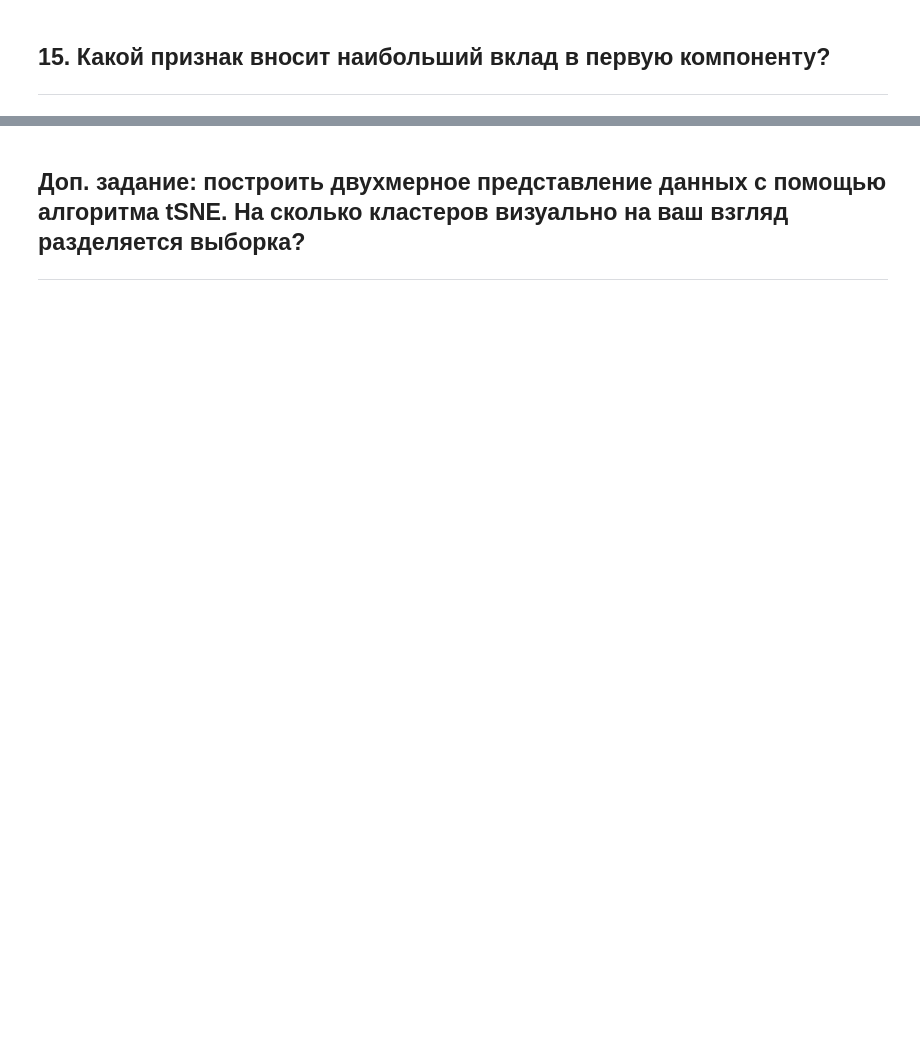
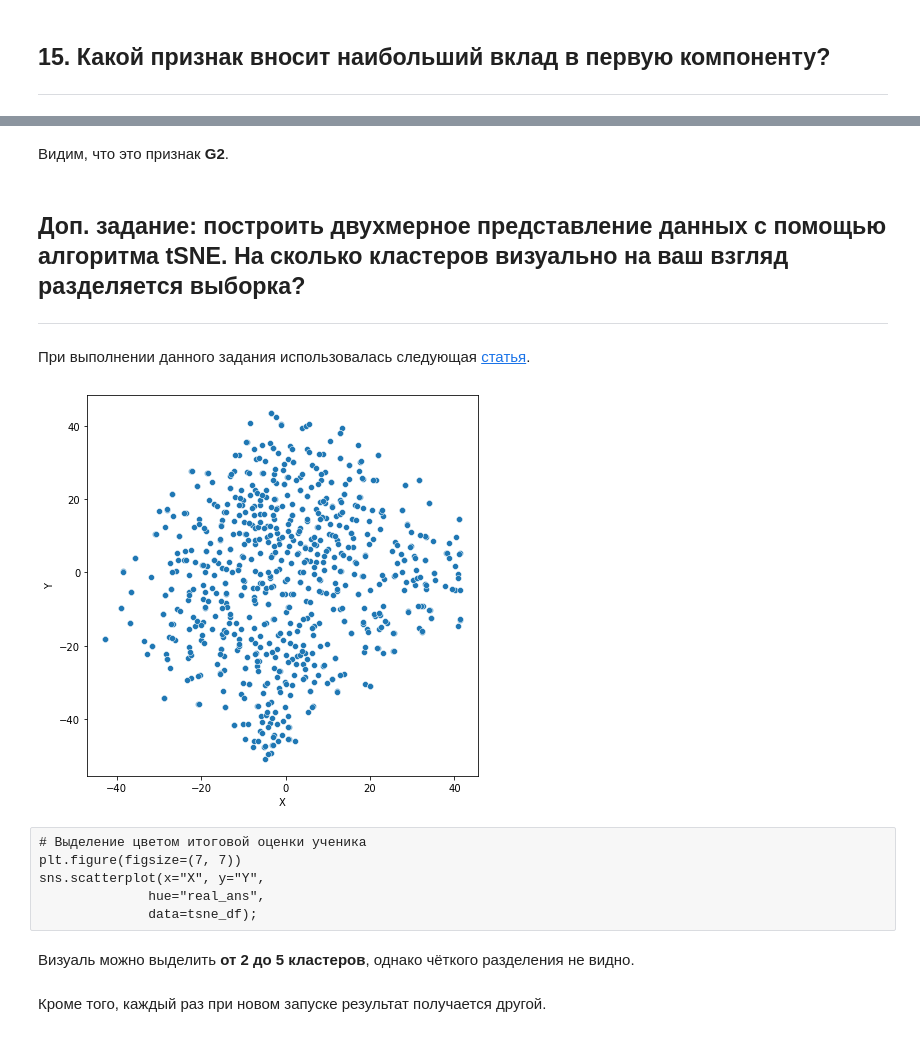
Before and after one commit to nektonick/university_laboratory_works, a Jupyter notebook: НИР/homework_5.ipynb, the cells around one changed output, grey strips where cells are left out. Drawn from its saved outputs; the diff is of its cells as text; code cells hidden in the pictures; blank space fills up the shorter version.

```diff
--- a/НИР/homework_5.ipynb
+++ b/НИР/homework_5.ipynb
@@ -469,0 +487,5 @@ vif_data.loc[vif_data['VIF'] >= 10.0]
+# %%
+for i in range(1, len(stand_X.columns)):
+    pca = PCA(n_components=i)
+    pca.fit(stand_X)
+    print(i, sum(pca.explained_variance_ratio_))
@@ -474,0 +515,4 @@ vif_data.loc[vif_data['VIF'] >= 10.0]
+# %%
+# нужное нам число признаков
+pca = PCA(n_components=25)
+x = pca.fit(stand_X)
@@ -475,3 +552,34 @@ vif_data.loc[vif_data['VIF'] >= 10.0]
+# %% [markdown]
+Видим, что это признак **G2**.
 # %% [markdown]
 ## Доп. задание: построить двухмерное представление данных с помощью алгоритма tSNE. На сколько кластеров визуально на ваш взгляд разделяется выборка?
 ***
+# %% [markdown]
+При выполнении данного задания использовалась следующая [статья](https://cmdlinetips.com/2019/07/dimensionality-reduction-with-tsne/).
+# %%
+less_dimensional_X = pca.transform(stand_X)
+# %%
+from sklearn.manifold import TSNE
+tsne = TSNE(n_components=2, random_state=0)
+tsne_results = tsne.fit_transform(less_dimensional_X)
+# %%
+tsne_df = pd.DataFrame({'X':tsne_results[:,0],
+                        'Y':tsne_results[:,1],
+                        'real_ans':y_train})
+import seaborn as sns
+import matplotlib.pyplot as plt
+plt.figure(figsize=(7, 7))
+sns.scatterplot(x="X", y="Y",
+              data=tsne_df);
+# %% [output]
+[figure, added]
+# %% [raw]
+# Выделение цветом итоговой оценки ученика
+plt.figure(figsize=(7, 7))
+sns.scatterplot(x="X", y="Y",
+              hue="real_ans",
+              data=tsne_df);
+# %% [markdown]
+Визуаль можно выделить **от 2 до 5 кластеров**, однако чёткого разделения не видно.
+# %% [markdown]
+Кроме того, каждый раз при новом запуске результат получается другой.
```
Also changed, not shown: parts of 17 cells of this notebook.
